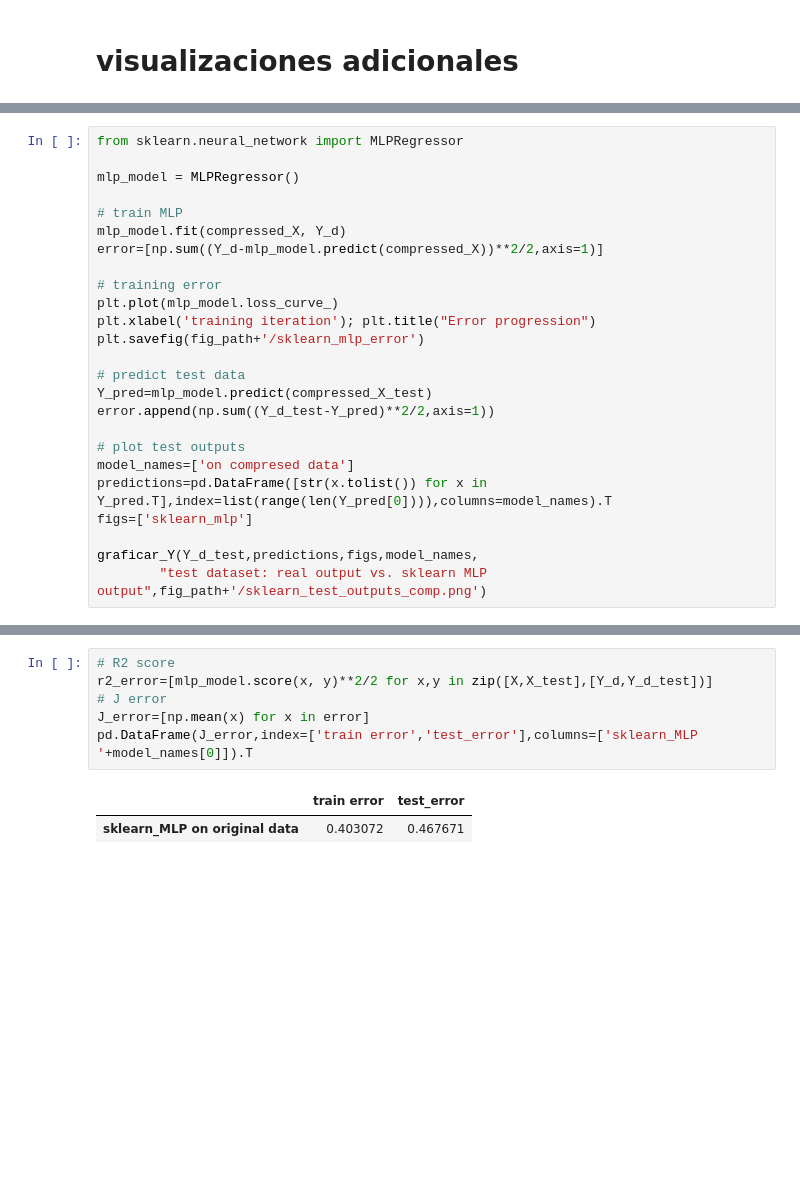
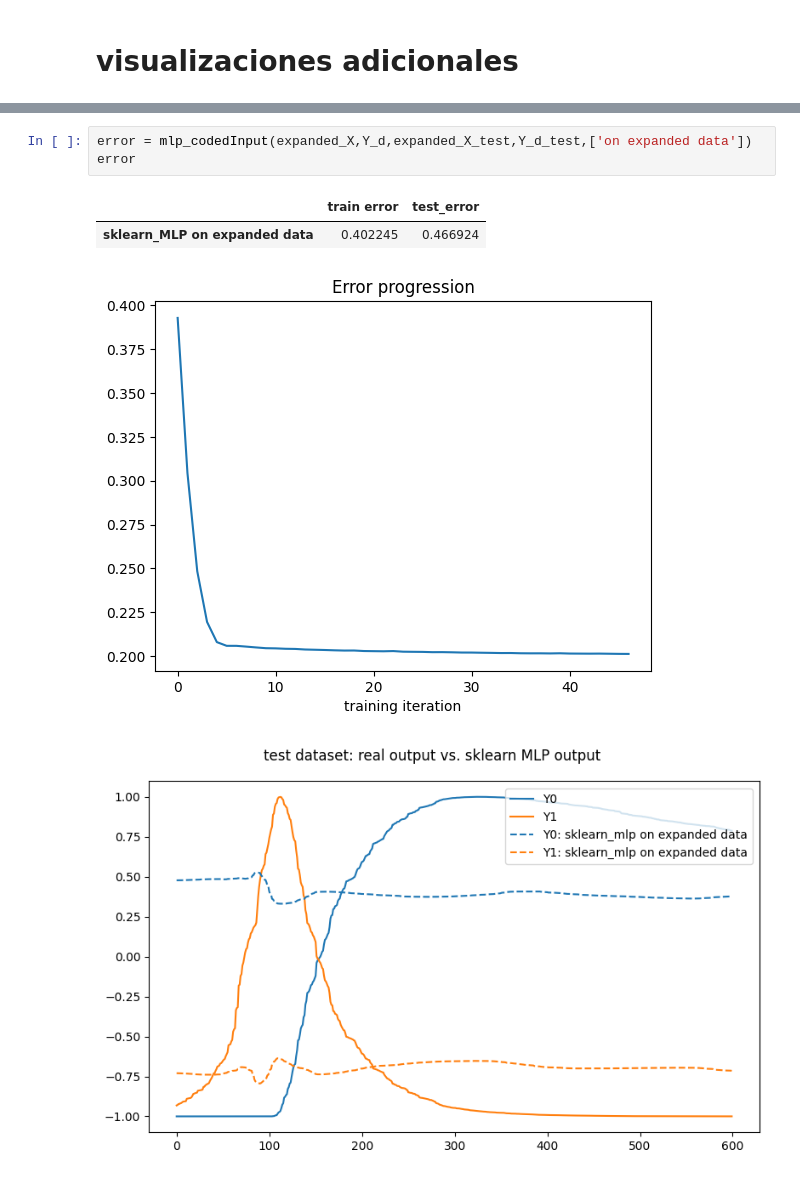
Before and after one commit to asgutierrt/Introduction_to_IA, a Jupyter notebook: neural_networks/autoencoder_mlp.ipynb, the cells around one changed output, grey strips where cells are left out. Cells and saved outputs as stored; diff of their text form; blank space fills up the shorter version.

```diff
--- a/neural_networks/autoencoder_mlp.ipynb
+++ b/neural_networks/autoencoder_mlp.ipynb
@@ -543,25 +640,0 @@ pd.DataFrame(J_error,index=['train error','test_error'],columns=['sklearn_MLP '+
-# %%
-from sklearn.neural_network import MLPRegressor
-
-mlp_model = MLPRegressor()
-
-# train MLP
-mlp_model.fit(compressed_X, Y_d)
-error=[np.sum((Y_d-mlp_model.predict(compressed_X))**2/2,axis=1)]
-
-# training error
-plt.plot(mlp_model.loss_curve_)
-plt.xlabel('training iteration'); plt.title("Error progression")
-plt.savefig(fig_path+'/sklearn_mlp_error')
-
-# predict test data
-Y_pred=mlp_model.predict(compressed_X_test)
-error.append(np.sum((Y_d_test-Y_pred)**2/2,axis=1))
-
-# plot test outputs
-model_names=['on compresed data']
-predictions=pd.DataFrame([str(x.tolist()) for x in Y_pred.T],index=list(range(len(Y_pred[0]))),columns=model_names).T
-figs=['sklearn_mlp']
-
-graficar_Y(Y_d_test,predictions,figs,model_names,
-        "test dataset: real output vs. sklearn MLP output",fig_path+'/sklearn_test_outputs_comp.png')
@@ -608,9 +641,8 @@ graficar_Y(Y_d_test,predictions,figs,model_names,
-# %%
-# R2 score
-r2_error=[mlp_model.score(x, y)**2/2 for x,y in zip([X,X_test],[Y_d,Y_d_test])]
-# J error
-J_error=[np.mean(x) for x in error]
-pd.DataFrame(J_error,index=['train error','test_error'],columns=['sklearn_MLP '+model_names[0]]).T
-# %% [output]
-|  | train error | test_error |
-| sklearn_MLP on original data | 0.403072 | 0.467671 |
+# %%
+error = mlp_codedInput(expanded_X,Y_d,expanded_X_test,Y_d_test,['on expanded data'])
+error
+# %% [output]
+|  | train error | test_error |
+| sklearn_MLP on expanded data | 0.402245 | 0.466924 |
+[figure, added]
+[figure, added]
```
Also changed, not shown: parts of 28 cells of this notebook.
